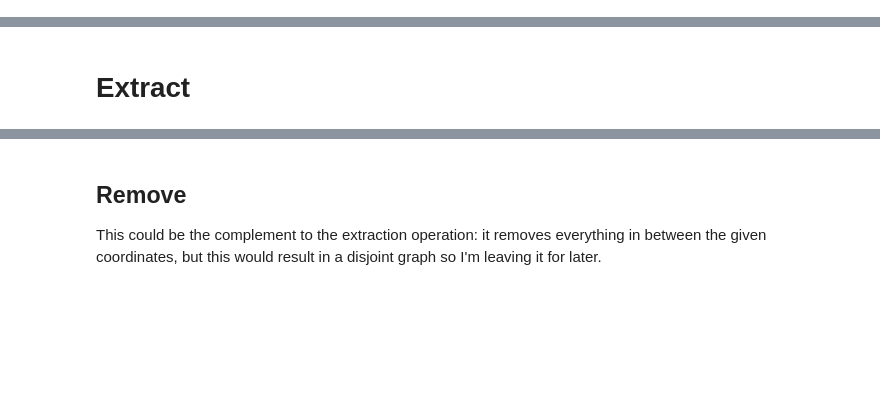
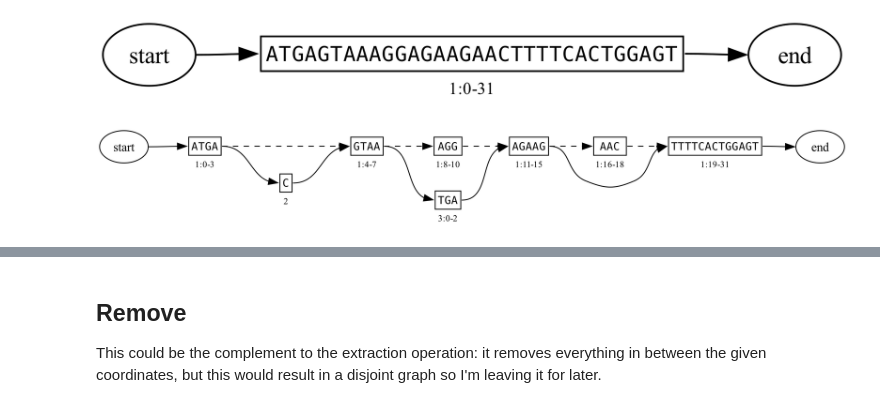
Before and after one commit to ginkgobioworks/gen, a Jupyter notebook: docs/figures/operators.ipynb, the cells around one changed output, grey strips where cells are left out. Cells and saved outputs as stored; diff of their text form; code cells hidden in the pictures; blank space fills up the shorter version.

```diff
--- a/docs/figures/operators.ipynb
+++ b/docs/figures/operators.ipynb
@@ -7,25 +18,26 @@ import networkx as nx
 # %%
 
 # First we make the total graph that includes everything:
 G_all = genfig.Graph()
 # Reference:
 n1 = G_all.add_node('ATGAGTAAAGGAGAAGAACTTTTCACTGGAGT') # Derived from BBa_K1896001
 G_all.connect_to_source(n1)
 G_all.connect_to_sink(n1)
-G_all.render_block_graph('reference', cairo=True)
+G_all.render_block_graph(cairo=True)
+
 # Insertion:
 n2 = G_all.add_node('C')
 G_all.add_edge((n1, 3), (n2, 0))
 G_all.add_edge((n2, 0), (n1, 4))
+
 # Substitution:
-n3 = G_all.add_node('TG')
+n3 = G_all.add_node('TGA')
 G_all.add_edge((n1, 7), (n3, 0))
-G_all.add_edge((n3, 1), (n1, 10))
+G_all.add_edge((n3, 2), (n1, 11))
+
 # Deletion:
 G_all.add_edge((n1, 15), (n1, 19))
-
-
-G_all.render_block_graph('edited')
-G_all.render_block_graph('edited', cairo=True)
 # %% [output]
+[figure, added]
+[figure, added]
 [drawing not drawn]
@@ -34,3 +44 @@ G_all.render_block_graph('edited', cairo=True)
-# %% [markdown]
-# Extract
 # %%
```
Also changed, not shown: parts of 6 cells of this notebook, 10 other files.
